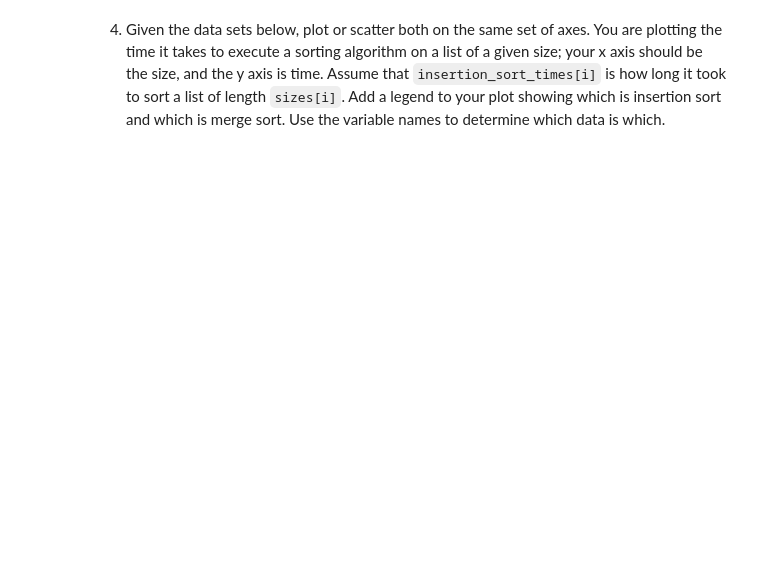
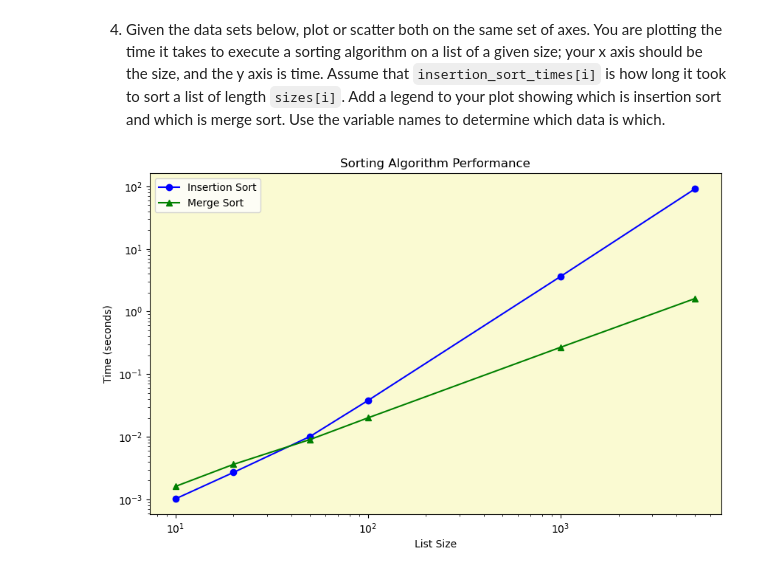
Before and after one commit to hanenia/pyplot, a Jupyter notebook: pyplot.ipynb, the cells around one changed output. Cells and saved outputs as stored; diff of their text form; code cells hidden in the pictures; blank space fills up the shorter version.

```diff
--- a/pyplot.ipynb
+++ b/pyplot.ipynb
@@ -31,4 +160,19 @@ letter_freq = dict(Counter(TEXT))
 # %%
 sizes = [10, 20, 50, 100, 1000, 5000]
 insertion_sort_times = [0.0010252999999999998, 0.0027026999999999954, 0.010147200000000002, 0.0381137, 3.6303399, 91.2180796]
 merge_sort_times = [0.00161889999999687, 0.003635600000009731, 0.0090655000000055, 0.020108000000007564, 0.2687474000000094, 1.6147050999999948]
+
+# Plotting the sorting algorithm performance
+plt.figure(figsize=(10, 6))
+plt.plot(sizes, insertion_sort_times, label='Insertion Sort', marker='o', color='blue')
+plt.plot(sizes, merge_sort_times, label='Merge Sort', marker='^', color='green')
+plt.title('Sorting Algorithm Performance')
+plt.xlabel('List Size')
+plt.ylabel('Time (seconds)')
+plt.legend()
+plt.gca().set_facecolor('lightgoldenrodyellow')
+plt.xscale('log')
+plt.yscale('log')
+plt.show()
+# %% [output]
+[figure, added]
```
Also changed, not shown: parts of 7 cells of this notebook.
